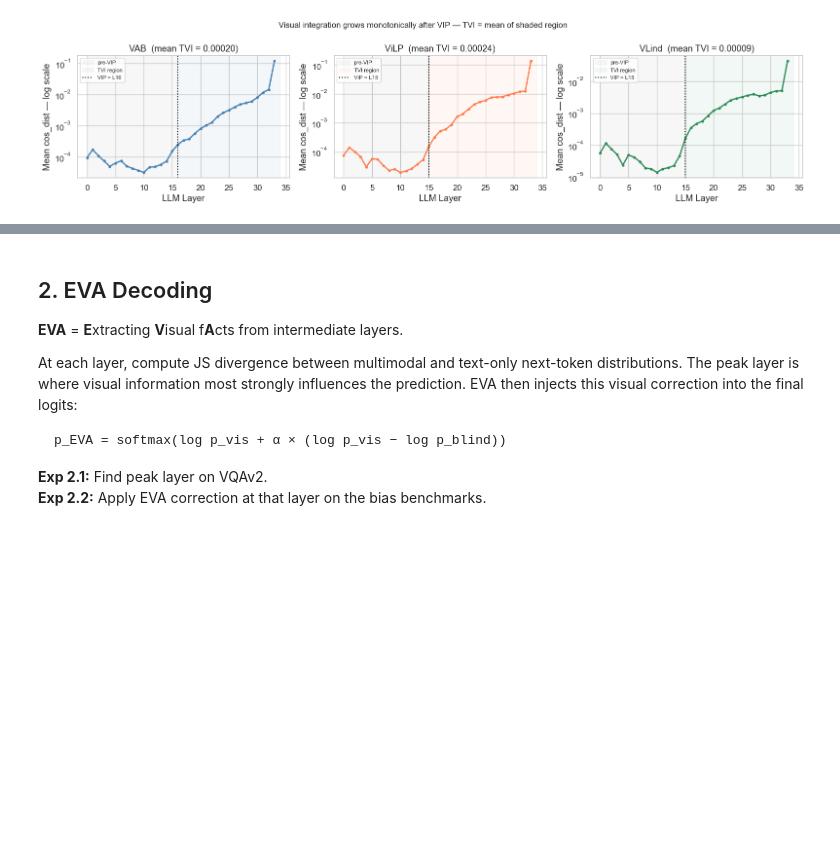
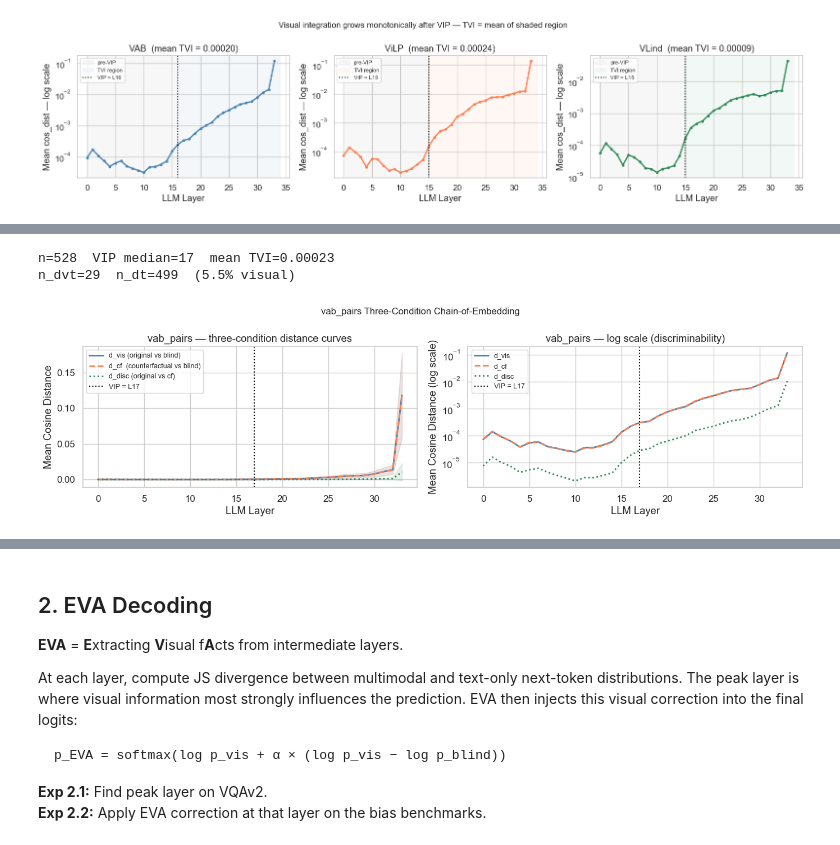
Before and after one commit to fabianandresgrob/vlm-mechanistic-analysis, a Jupyter notebook: analysis/results_overview.ipynb, the cells around one changed output, grey strips where cells are left out. Saved outputs shown, nothing was run; the diff lists cells and outputs as text; code cells hidden in the pictures; blank space fills up the shorter version.

```diff
--- a/analysis/results_overview.ipynb
+++ b/analysis/results_overview.ipynb
@@ -182,0 +193,58 @@ else:
+# %%
+vp_base = RESULTS / 'chain_of_embedding' / MODEL / 'vab_pairs'
+with open(vp_base / 'summary.json') as f:
+    vp_summary = json.load(f)
+vp_dist = np.load(vp_base / 'distances.npz', allow_pickle=True)
+vp_tvi  = np.load(vp_base / 'tvi.npz',       allow_pickle=True)
+
+print(f"n={vp_summary['n_samples']}  VIP median={vp_summary['vip_median']}  "
+      f"mean TVI={vp_summary['mean']:.5f}")
+print(f"n_dvt={vp_summary['n_dvt']}  n_dt={vp_summary['n_dt']}  "
+      f"({100*vp_summary['n_dvt']/(vp_summary['n_dvt']+vp_summary['n_dt']):.1f}% visual)")
+# %% [output]
+n=528  VIP median=17  mean TVI=0.00023
+n_dvt=29  n_dt=499  (5.5% visual)
+# %%
+# Three-condition distance curves
+d_vis  = vp_dist['d_vis']
+d_cf   = vp_dist['d_cf']
+d_disc = vp_dist['d_disc']
+layers = np.arange(d_vis.shape[1])
+vip    = vp_summary['vip_median']
+
+fig, axes = plt.subplots(1, 2, figsize=(14, 4))
+
+# Panel 1 — mean distance curves for all three conditions
+ax = axes[0]
+for arr, label, color, ls in [
+    (d_vis,  'd_vis (original vs blind)',       'steelblue', '-'),
+    (d_cf,   'd_cf  (counterfactual vs blind)',  'coral',     '--'),
+    (d_disc, 'd_disc (original vs cf)',          'seagreen',  ':'),
+]:
+    m, s = arr.mean(0), arr.std(0)
+    ax.plot(layers, m, color=color, lw=2, linestyle=ls, label=label)
+    ax.fill_between(layers, m - s, m + s, alpha=0.12, color=color)
+ax.axvline(vip, color='black', lw=1.5, linestyle=':', label=f'VIP = L{vip}')
+ax.set_xlabel('LLM Layer'); ax.set_ylabel('Mean Cosine Distance')
+ax.set_title('vab_pairs — three-condition distance curves')
+ax.legend(fontsize=9)
+
+# Panel 2 — log scale to show discriminability
+ax = axes[1]
+for arr, label, color, ls in [
+    (d_vis,  'd_vis', 'steelblue', '-'),
+    (d_cf,   'd_cf',  'coral',     '--'),
+    (d_disc, 'd_disc','seagreen',  ':'),
+]:
+    ax.semilogy(layers, np.maximum(arr.mean(0), 1e-7), color=color, lw=2, linestyle=ls, label=label)
+ax.axvline(vip, color='black', lw=1.5, linestyle=':', label=f'VIP = L{vip}')
+ax.set_xlabel('LLM Layer'); ax.set_ylabel('Mean Cosine Distance (log scale)')
+ax.set_title('vab_pairs — log scale (discriminability)')
+ax.legend(fontsize=9)
+
+plt.suptitle('vab_pairs Three-Condition Chain-of-Embedding', fontsize=12)
+plt.tight_layout()
+plt.savefig(RESULTS / 'chain_of_embedding' / 'vab_pairs_curves.png', dpi=150, bbox_inches='tight')
+plt.show()
+# %% [output]
+[figure, added]
```
Also changed, not shown: parts of 16 cells of this notebook, 1 other file.
